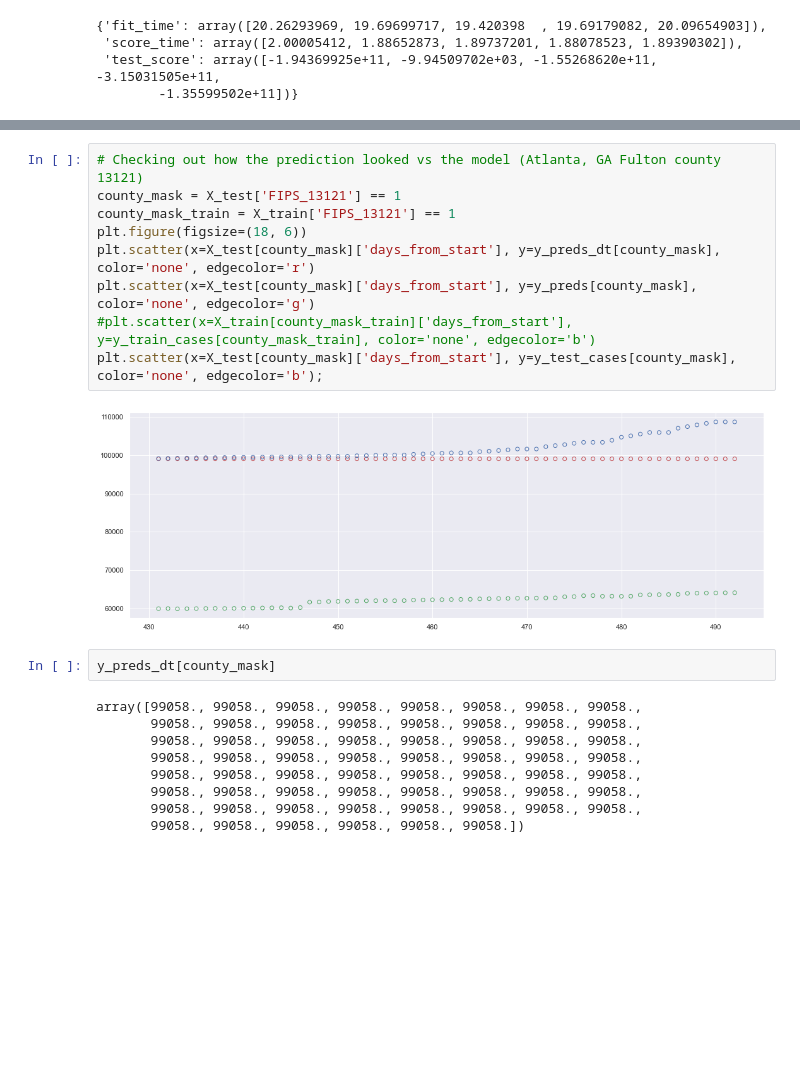
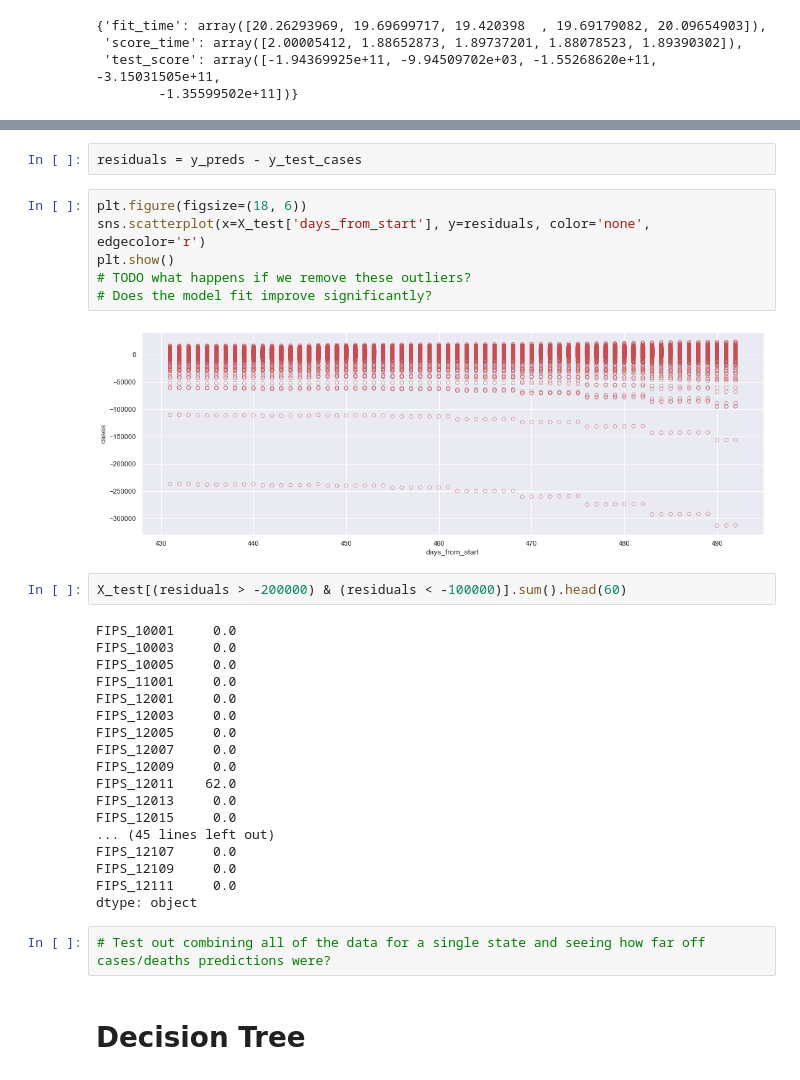
Before and after one commit to ehmartens/cs5644-project, a Jupyter notebook: EHM Linear Model Explore.ipynb, the cells around one changed output, grey strips where cells are left out. Cells and saved outputs as stored; diff of their text form; blank space fills up the shorter version.

```diff
--- a/EHM Linear Model Explore.ipynb
+++ b/EHM Linear Model Explore.ipynb
@@ -255,22 +170,34 @@ plt.scatter(x=X_test[county_mask]['days_from_start'], y=y_test_cases[county_mask
-# %%
-# Checking out how the prediction looked vs the model (Atlanta, GA Fulton county 13121)
-county_mask = X_test['FIPS_13121'] == 1
-county_mask_train = X_train['FIPS_13121'] == 1
-plt.figure(figsize=(18, 6))
-plt.scatter(x=X_test[county_mask]['days_from_start'], y=y_preds_dt[county_mask], color='none', edgecolor='r')
-plt.scatter(x=X_test[county_mask]['days_from_start'], y=y_preds[county_mask], color='none', edgecolor='g')
-#plt.scatter(x=X_train[county_mask_train]['days_from_start'], y=y_train_cases[county_mask_train], color='none', edgecolor='b')
-plt.scatter(x=X_test[county_mask]['days_from_start'], y=y_test_cases[county_mask], color='none', edgecolor='b');
-# %% [output]
-[figure, removed]
-# %%
-y_preds_dt[county_mask]
-# %% [output]
-array([99058., 99058., 99058., 99058., 99058., 99058., 99058., 99058.,
-       99058., 99058., 99058., 99058., 99058., 99058., 99058., 99058.,
-       99058., 99058., 99058., 99058., 99058., 99058., 99058., 99058.,
-       99058., 99058., 99058., 99058., 99058., 99058., 99058., 99058.,
-       99058., 99058., 99058., 99058., 99058., 99058., 99058., 99058.,
-       99058., 99058., 99058., 99058., 99058., 99058., 99058., 99058.,
-       99058., 99058., 99058., 99058., 99058., 99058., 99058., 99058.,
-       99058., 99058., 99058., 99058., 99058., 99058.])
+# %%
+residuals = y_preds - y_test_cases
+# %%
+plt.figure(figsize=(18, 6))
+sns.scatterplot(x=X_test['days_from_start'], y=residuals, color='none', edgecolor='r')
+plt.show()
+# TODO what happens if we remove these outliers?
+# Does the model fit improve significantly?
+# %% [output]
+[figure, added]
+# %%
+X_test[(residuals > -200000) & (residuals < -100000)].sum().head(60)
+# %% [output]
+FIPS_10001     0.0
+FIPS_10003     0.0
+FIPS_10005     0.0
+FIPS_11001     0.0
+FIPS_12001     0.0
+FIPS_12003     0.0
+FIPS_12005     0.0
+FIPS_12007     0.0
+FIPS_12009     0.0
+FIPS_12011    62.0
+FIPS_12013     0.0
+FIPS_12015     0.0
+... (45 lines left out)
+FIPS_12107     0.0
+FIPS_12109     0.0
+FIPS_12111     0.0
+dtype: object
+# %%
+# Test out combining all of the data for a single state and seeing how far off cases/deaths predictions were?
+# %% [markdown]
+# Decision Tree
```
Also changed, not shown: parts of 20 cells of this notebook, 1 other file.
